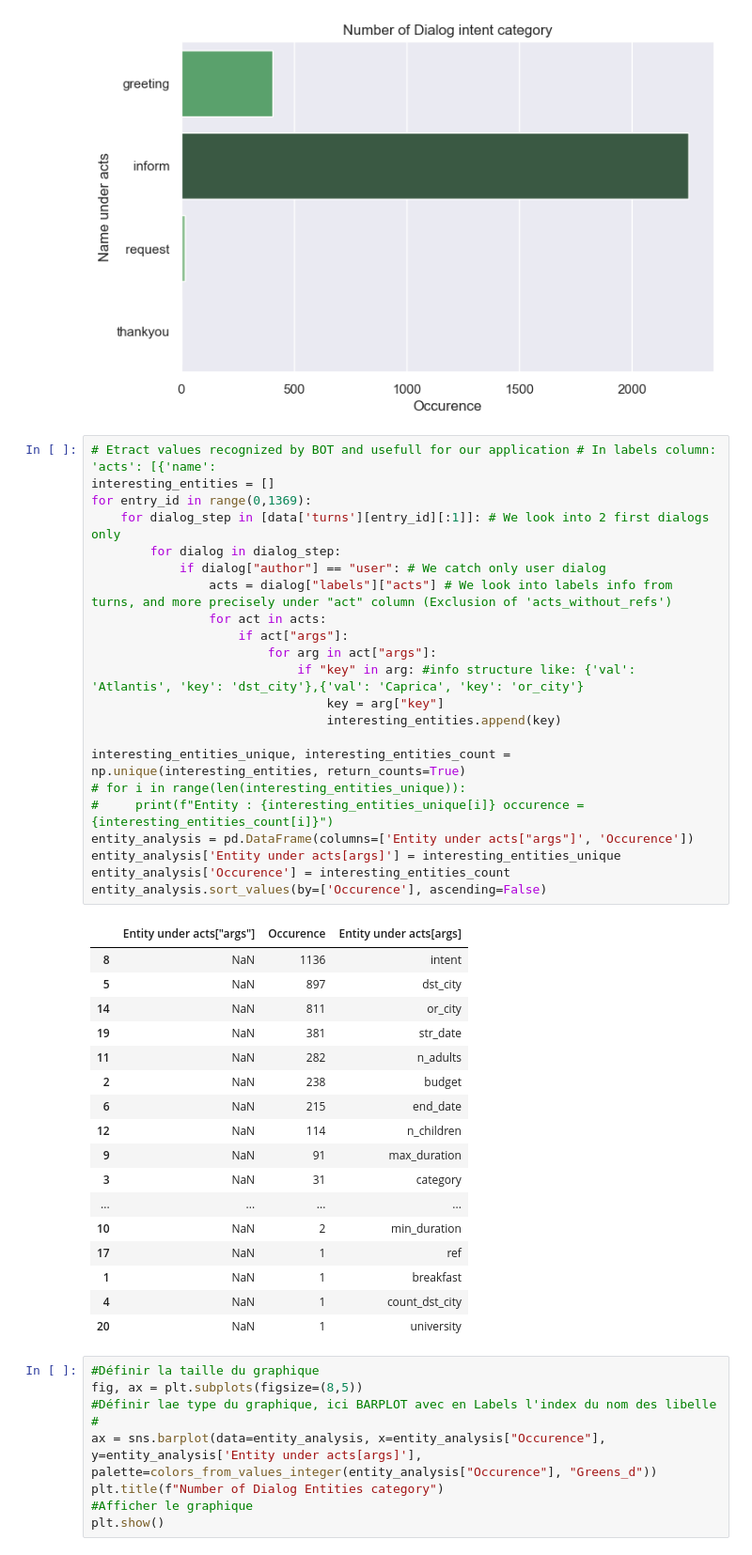
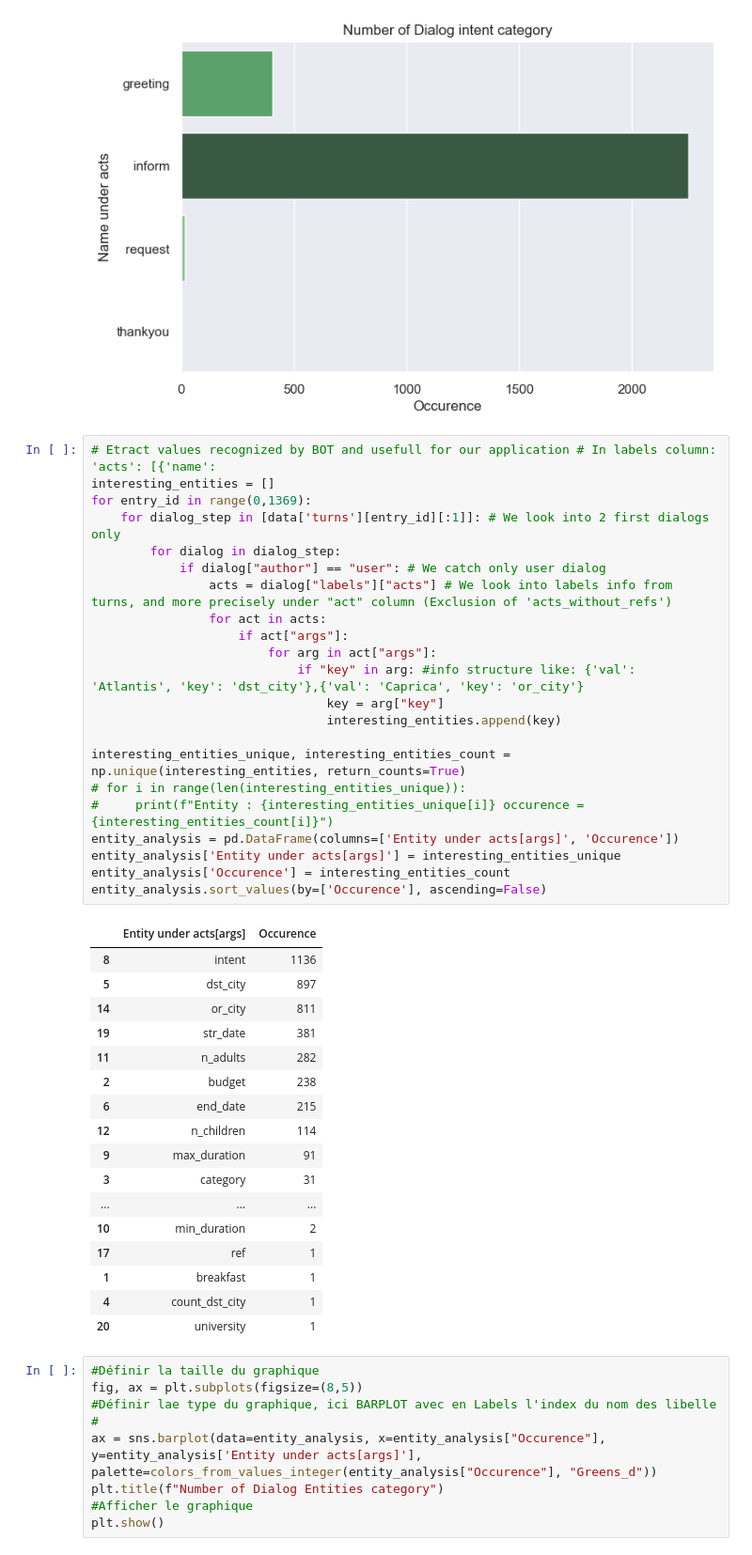
Before and after one commit to blanchonnicolas/IA_Chatbot_FlightBooking, a Jupyter notebook: EDA.ipynb, the cells around one changed output. Shown at 94% size. Saved outputs shown, nothing was run; the diff lists cells and outputs as text.

Commit message:
Exploratory Data Analysis completed with Utterance performance analysis

```diff
--- a/EDA.ipynb
+++ b/EDA.ipynb
@@ -232,43 +232,43 @@ plt.show()
 # %%
 # Etract values recognized by BOT and usefull for our application # In labels column: 'acts': [{'name':
 interesting_entities = []
 for entry_id in range(0,1369):
     for dialog_step in [data['turns'][entry_id][:1]]: # We look into 2 first dialogs only
         for dialog in dialog_step:
             if dialog["author"] == "user": # We catch only user dialog
                 acts = dialog["labels"]["acts"] # We look into labels info from turns, and more precisely under "act" column (Exclusion of 'acts_without_refs')
                 for act in acts:
                     if act["args"]:
                         for arg in act["args"]:
                             if "key" in arg: #info structure like: {'val': 'Atlantis', 'key': 'dst_city'},{'val': 'Caprica', 'key': 'or_city'}
                                 key = arg["key"]
                                 interesting_entities.append(key)
 
 interesting_entities_unique, interesting_entities_count = np.unique(interesting_entities, return_counts=True)
 # for i in range(len(interesting_entities_unique)):
 #     print(f"Entity : {interesting_entities_unique[i]} occurence = {interesting_entities_count[i]}")
-entity_analysis = pd.DataFrame(columns=['Entity under acts["args"]', 'Occurence'])
+entity_analysis = pd.DataFrame(columns=['Entity under acts[args]', 'Occurence'])
 entity_analysis['Entity under acts[args]'] = interesting_entities_unique
 entity_analysis['Occurence'] = interesting_entities_count
 entity_analysis.sort_values(by=['Occurence'], ascending=False)
 # %% [output]
-|  | Entity under acts["args"] | Occurence | Entity under acts[args] |
-| 8 | NaN | 1136 | intent |
-| 5 | NaN | 897 | dst_city |
-| 14 | NaN | 811 | or_city |
-| 19 | NaN | 381 | str_date |
-| 11 | NaN | 282 | n_adults |
-| 2 | NaN | 238 | budget |
-| 6 | NaN | 215 | end_date |
-| 12 | NaN | 114 | n_children |
-| 9 | NaN | 91 | max_duration |
-| 3 | NaN | 31 | category |
-| ... | ... | ... | ... |
-| 10 | NaN | 2 | min_duration |
-| 17 | NaN | 1 | ref |
-| 1 | NaN | 1 | breakfast |
-| 4 | NaN | 1 | count_dst_city |
-| 20 | NaN | 1 | university |
+|  | Entity under acts[args] | Occurence |
+| 8 | intent | 1136 |
+| 5 | dst_city | 897 |
+| 14 | or_city | 811 |
+| 19 | str_date | 381 |
+| 11 | n_adults | 282 |
+| 2 | budget | 238 |
+| 6 | end_date | 215 |
+| 12 | n_children | 114 |
+| 9 | max_duration | 91 |
+| 3 | category | 31 |
+| ... | ... | ... |
+| 10 | min_duration | 2 |
+| 17 | ref | 1 |
+| 1 | breakfast | 1 |
+| 4 | count_dst_city | 1 |
+| 20 | university | 1 |
 # %%
 #Définir la taille du graphique
 fig, ax = plt.subplots(figsize=(8,5))
```
Also changed, not shown: parts of 9 cells of this notebook.
